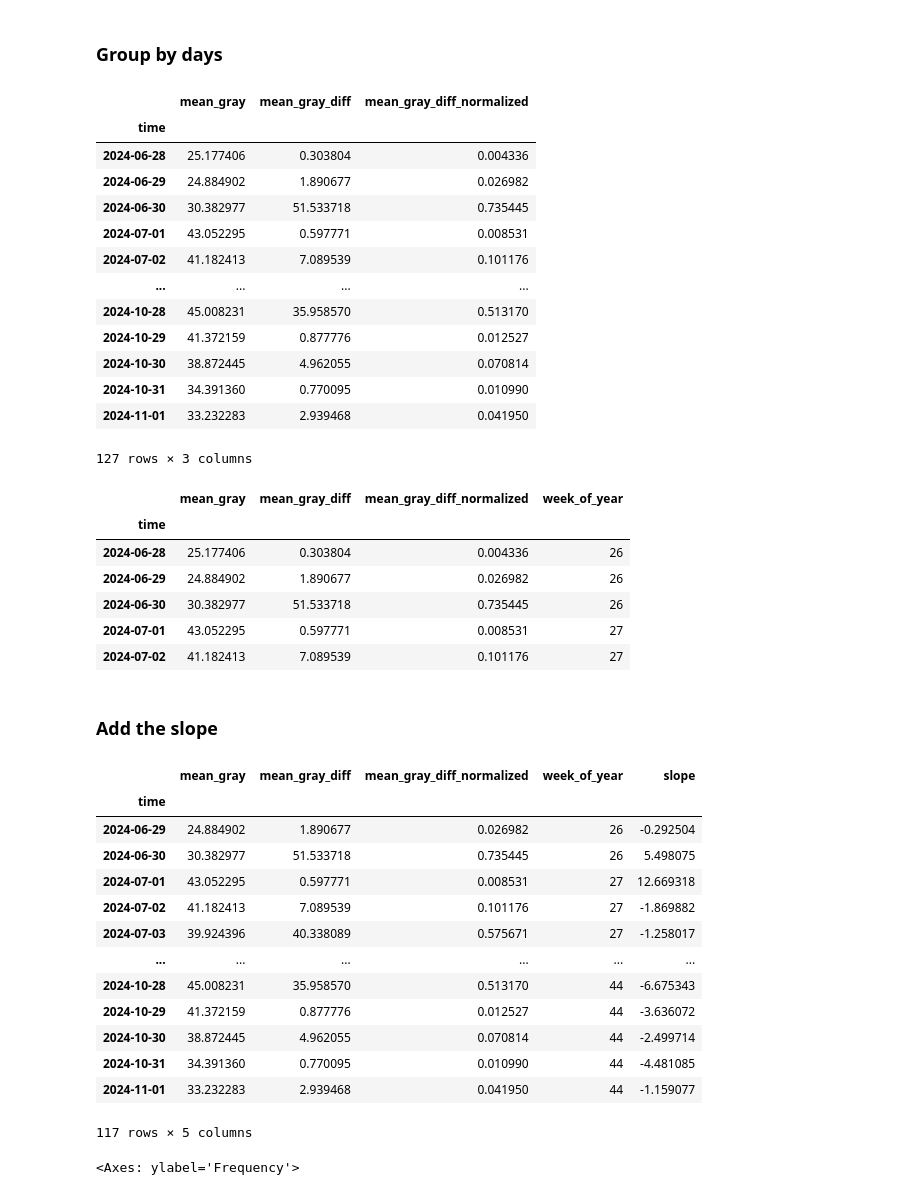
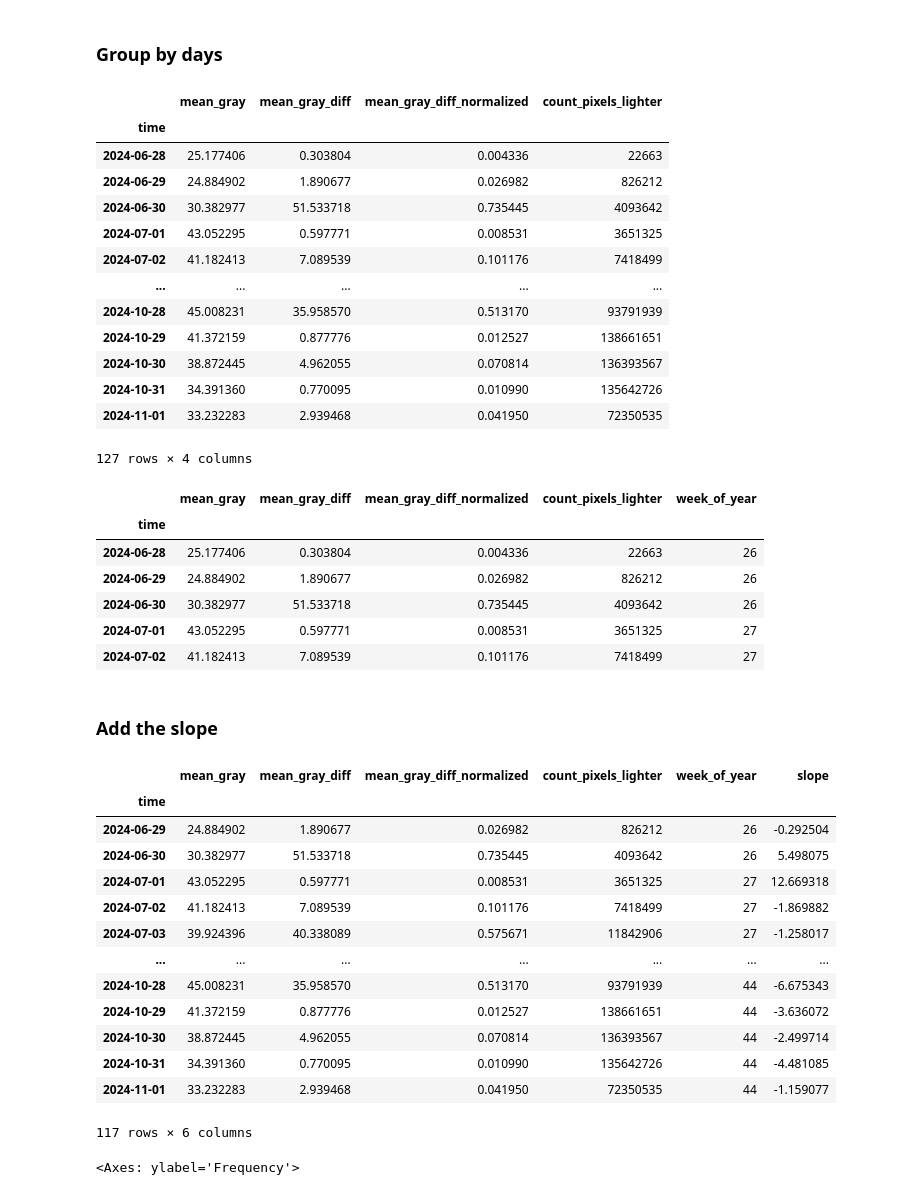
Before and after one commit to wiggle-bin/wiggle-notes, a Jupyter notebook: worms_actvitiy/DataActivityCorrelation.ipynb, the cells around one changed output. Saved outputs shown, nothing was run; the diff lists cells and outputs as text; code cells hidden in the pictures.

```diff
--- a/worms_actvitiy/DataActivityCorrelation.ipynb
+++ b/worms_actvitiy/DataActivityCorrelation.ipynb
@@ -3,7 +3,7 @@ import pandas as pd
 import matplotlib.pyplot as plt
 
 # Load the CSV file into a DataFrame
-df = pd.read_csv('./data/csv/image-data.csv', usecols=['time', 'mean_gray'])
+df = pd.read_csv('./data/csv/image-data.csv', usecols=['time', 'mean_gray', 'count_pixels_lighter'])
 
 # Convert the 'time' column to datetime format
 df['time'] = pd.to_datetime(df['time'])
@@ -91,40 +92,41 @@ plt.show()
 ### Group by days
 # %%
 # Group by day
-df_by_day = df.resample('D', on='time').agg({
+df.resample('D', on='time').agg({
     'mean_gray': 'mean',
     'mean_gray_diff': 'max',
-    'mean_gray_diff_normalized': 'max'
+    'mean_gray_diff_normalized': 'max',
+    'count_pixels_lighter': lambda x: x.diff().abs().sum(),
 })
 df_by_day
 # %% [output]
-|  | mean_gray | mean_gray_diff | mean_gray_diff_normalized |
-| time |  |  |  |
-| 2024-06-28 | 25.177406 | 0.303804 | 0.004336 |
-| 2024-06-29 | 24.884902 | 1.890677 | 0.026982 |
-| 2024-06-30 | 30.382977 | 51.533718 | 0.735445 |
-| 2024-07-01 | 43.052295 | 0.597771 | 0.008531 |
-| 2024-07-02 | 41.182413 | 7.089539 | 0.101176 |
-| ... | ... | ... | ... |
-| 2024-10-28 | 45.008231 | 35.958570 | 0.513170 |
-| 2024-10-29 | 41.372159 | 0.877776 | 0.012527 |
-| 2024-10-30 | 38.872445 | 4.962055 | 0.070814 |
-| 2024-10-31 | 34.391360 | 0.770095 | 0.010990 |
-| 2024-11-01 | 33.232283 | 2.939468 | 0.041950 |
+|  | mean_gray | mean_gray_diff | mean_gray_diff_normalized | count_pixels_lighter |
+| time |  |  |  |  |
+| 2024-06-28 | 25.177406 | 0.303804 | 0.004336 | 22663 |
+| 2024-06-29 | 24.884902 | 1.890677 | 0.026982 | 826212 |
+| 2024-06-30 | 30.382977 | 51.533718 | 0.735445 | 4093642 |
+| 2024-07-01 | 43.052295 | 0.597771 | 0.008531 | 3651325 |
+| 2024-07-02 | 41.182413 | 7.089539 | 0.101176 | 7418499 |
+| ... | ... | ... | ... | ... |
+| 2024-10-28 | 45.008231 | 35.958570 | 0.513170 | 93791939 |
+| 2024-10-29 | 41.372159 | 0.877776 | 0.012527 | 138661651 |
+| 2024-10-30 | 38.872445 | 4.962055 | 0.070814 | 136393567 |
+| 2024-10-31 | 34.391360 | 0.770095 | 0.010990 | 135642726 |
+| 2024-11-01 | 33.232283 | 2.939468 | 0.041950 | 72350535 |
-127 rows × 3 columns
+127 rows × 4 columns
 # %%
 # Add a column for the week of the year
 df_by_day['week_of_year'] = df_by_day.index.isocalendar().week
 
 df_by_day.head()
 # %% [output]
-|  | mean_gray | mean_gray_diff | mean_gray_diff_normalized | week_of_year |
-| time |  |  |  |  |
-| 2024-06-28 | 25.177406 | 0.303804 | 0.004336 | 26 |
-| 2024-06-29 | 24.884902 | 1.890677 | 0.026982 | 26 |
-| 2024-06-30 | 30.382977 | 51.533718 | 0.735445 | 26 |
-| 2024-07-01 | 43.052295 | 0.597771 | 0.008531 | 27 |
-| 2024-07-02 | 41.182413 | 7.089539 | 0.101176 | 27 |
+|  | mean_gray | mean_gray_diff | mean_gray_diff_normalized | count_pixels_lighter | week_of_year |
+| time |  |  |  |  |  |
+| 2024-06-28 | 25.177406 | 0.303804 | 0.004336 | 22663 | 26 |
+| 2024-06-29 | 24.884902 | 1.890677 | 0.026982 | 826212 | 26 |
+| 2024-06-30 | 30.382977 | 51.533718 | 0.735445 | 4093642 | 26 |
+| 2024-07-01 | 43.052295 | 0.597771 | 0.008531 | 3651325 | 27 |
+| 2024-07-02 | 41.182413 | 7.089539 | 0.101176 | 7418499 | 27 |
 # %% [markdown]
 ### Add the slope
 # %%
@@ -136,20 +138,20 @@ df_by_day = df_by_day.dropna(subset=['slope'])
 
 df_by_day
 # %% [output]
-|  | mean_gray | mean_gray_diff | mean_gray_diff_normalized | week_of_year | slope |
-| time |  |  |  |  |  |
-| 2024-06-29 | 24.884902 | 1.890677 | 0.026982 | 26 | -0.292504 |
-| 2024-06-30 | 30.382977 | 51.533718 | 0.735445 | 26 | 5.498075 |
-| 2024-07-01 | 43.052295 | 0.597771 | 0.008531 | 27 | 12.669318 |
-| 2024-07-02 | 41.182413 | 7.089539 | 0.101176 | 27 | -1.869882 |
-| 2024-07-03 | 39.924396 | 40.338089 | 0.575671 | 27 | -1.258017 |
-| ... | ... | ... | ... | ... | ... |
-| 2024-10-28 | 45.008231 | 35.958570 | 0.513170 | 44 | -6.675343 |
-| 2024-10-29 | 41.372159 | 0.877776 | 0.012527 | 44 | -3.636072 |
-| 2024-10-30 | 38.872445 | 4.962055 | 0.070814 | 44 | -2.499714 |
-| 2024-10-31 | 34.391360 | 0.770095 | 0.010990 | 44 | -4.481085 |
-| 2024-11-01 | 33.232283 | 2.939468 | 0.041950 | 44 | -1.159077 |
+|  | mean_gray | mean_gray_diff | mean_gray_diff_normalized | count_pixels_lighter | week_of_year | slope |
+| time |  |  |  |  |  |  |
+| 2024-06-29 | 24.884902 | 1.890677 | 0.026982 | 826212 | 26 | -0.292504 |
+| 2024-06-30 | 30.382977 | 51.533718 | 0.735445 | 4093642 | 26 | 5.498075 |
+| 2024-07-01 | 43.052295 | 0.597771 | 0.008531 | 3651325 | 27 | 12.669318 |
+| 2024-07-02 | 41.182413 | 7.089539 | 0.101176 | 7418499 | 27 | -1.869882 |
+| 2024-07-03 | 39.924396 | 40.338089 | 0.575671 | 11842906 | 27 | -1.258017 |
+| ... | ... | ... | ... | ... | ... | ... |
+| 2024-10-28 | 45.008231 | 35.958570 | 0.513170 | 93791939 | 44 | -6.675343 |
+| 2024-10-29 | 41.372159 | 0.877776 | 0.012527 | 138661651 | 44 | -3.636072 |
+| 2024-10-30 | 38.872445 | 4.962055 | 0.070814 | 136393567 | 44 | -2.499714 |
+| 2024-10-31 | 34.391360 | 0.770095 | 0.010990 | 135642726 | 44 | -4.481085 |
+| 2024-11-01 | 33.232283 | 2.939468 | 0.041950 | 72350535 | 44 | -1.159077 |
-117 rows × 5 columns
+117 rows × 6 columns
 # %%
 df_by_day.plot(kind='hist', y='mean_gray_diff_normalized')
 # %% [output]
```
Also changed, not shown: parts of 10 cells of this notebook.
